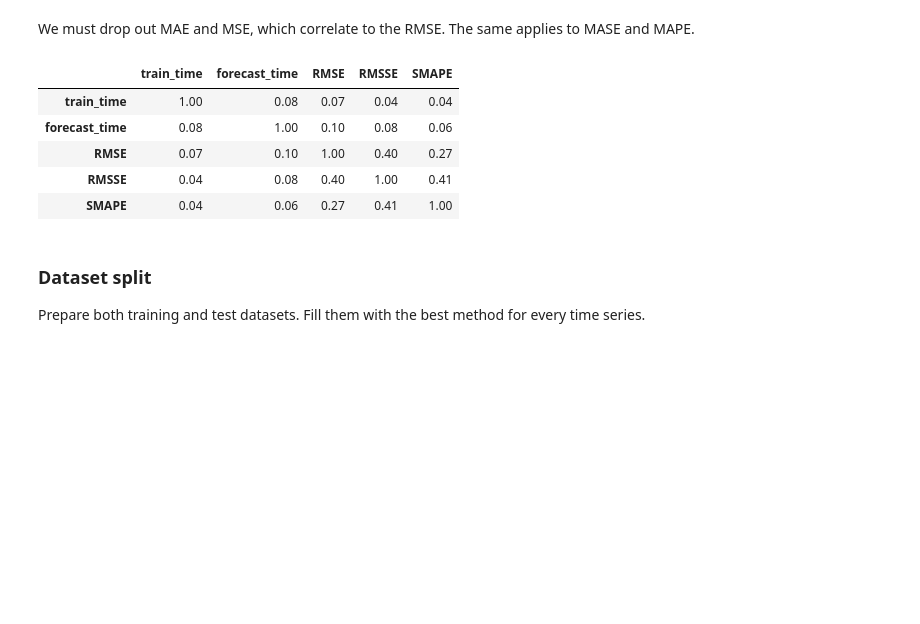
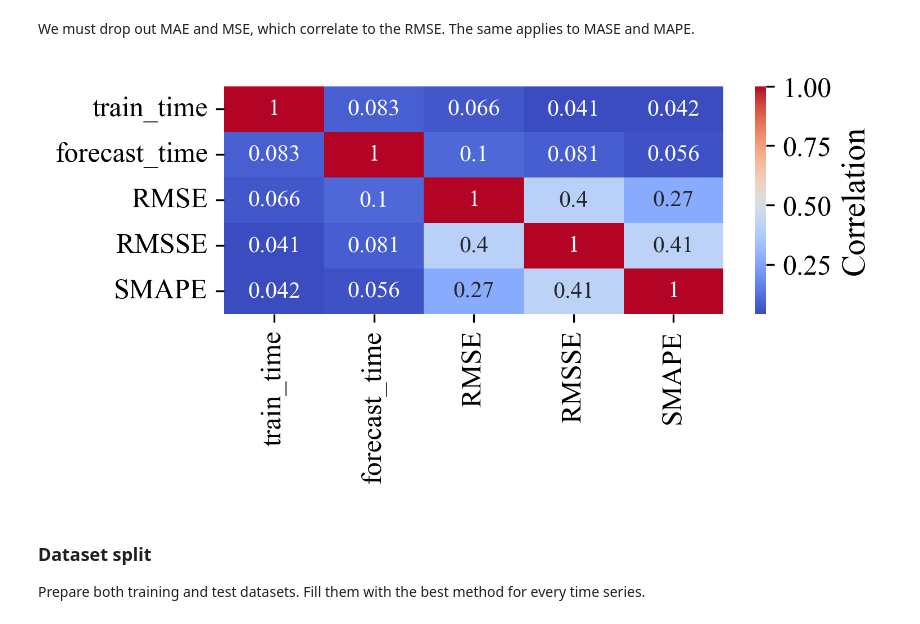
Before and after one commit to rntprch/ML-Project-Team-9-MetaLearning, a Jupyter notebook: preprocess.ipynb, the cells around one changed output. Drawn from its saved outputs; the diff is of its cells as text; code cells hidden in the pictures; blank space fills up the shorter version.

```diff
--- a/preprocess.ipynb
+++ b/preprocess.ipynb
@@ -310,14 +329,15 @@ We must drop out MAE and MSE, which correlate to the RMSE. The same applies to M
 data = data.drop(['MAE', 'MSE', 'MASE'], axis=1)
 # %%
 metrics = data.select_dtypes(include=np.number).columns.tolist()
-np.abs(data[metrics].corr()).style.format("{:.2f}").background_gradient(cmap='Reds', high=1.01)
+fig = plt.figure(figsize=(5, 2.5))
+fig.subplots_adjust(left=0.21, right=0.95, bottom=0.41, top=0.95)
+sns.heatmap(data[metrics].corr(), annot=True, cmap='coolwarm',
+            cbar_kws={'label':'Correlation'})
+
+plt.show()
+fig.savefig('./output/final_corr.pdf')
 # %% [output]
-|  | train_time | forecast_time | RMSE | RMSSE | SMAPE |
-| train_time | 1.00 | 0.08 | 0.07 | 0.04 | 0.04 |
-| forecast_time | 0.08 | 1.00 | 0.10 | 0.08 | 0.06 |
-| RMSE | 0.07 | 0.10 | 1.00 | 0.40 | 0.27 |
-| RMSSE | 0.04 | 0.08 | 0.40 | 1.00 | 0.41 |
-| SMAPE | 0.04 | 0.06 | 0.27 | 0.41 | 1.00 |
+[figure, added]
 # %%
 data = data.sort_values(by=['naming_orig'])
 data.to_csv('./data/full.csv')
```
Also changed, not shown: parts of 2 cells of this notebook, 11 other files.
